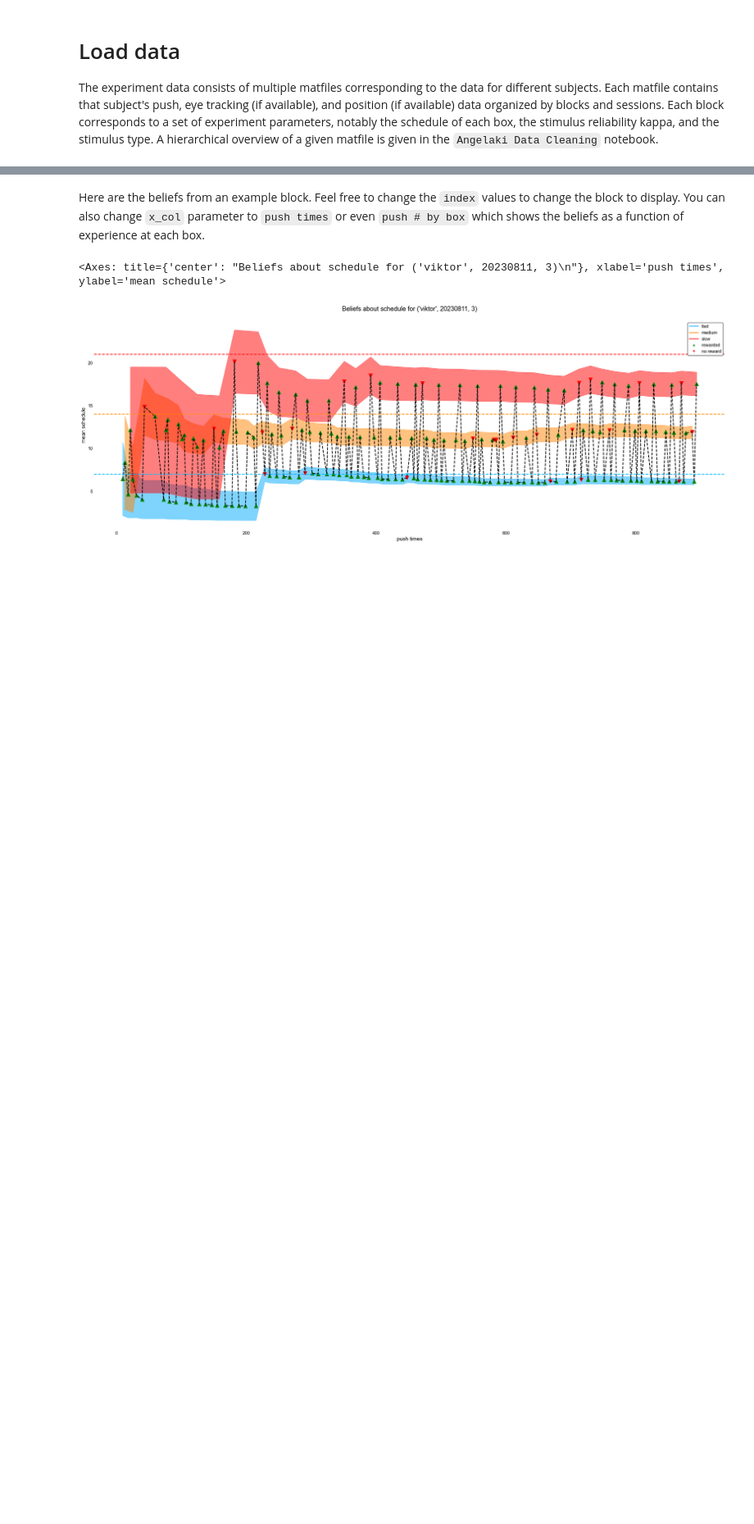
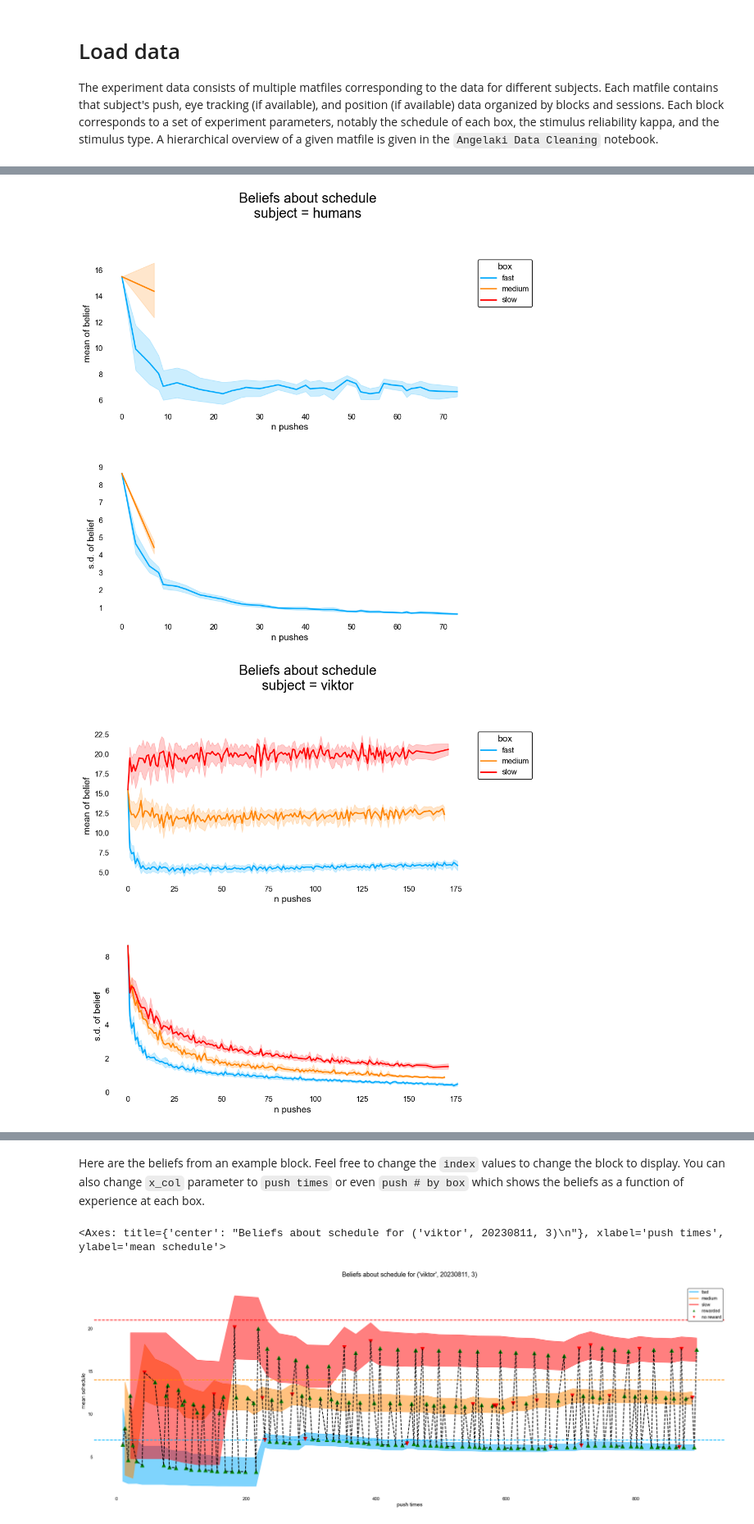
Before and after one commit to XaqLab/Foraging, a Jupyter notebook: notebooks/Learning As Inference.ipynb, the cells around one changed output, grey strips where cells are left out. Shown at 82% size. Cells and saved outputs as stored; diff of their text form; code cells hidden in the pictures; blank space fills up the shorter version.

```diff
--- a/notebooks/Belief Analysis (No Color).ipynb
+++ b/notebooks/Learning As Inference.ipynb
@@ -128,0 +105,7 @@ Get the mean and standard deviation of the posteriors of the mean schedules for
+# %%
+from foraging.plotting.beliefs import plot_schedule_beliefs_mean_and_std_across_blocks
+
+plot_schedule_beliefs_mean_and_std_across_blocks(df, schedule_beliefs, x = 'n pushes', min_obs = 20);
+# %% [output]
+[figure, added]
+[figure, added]
```
Also changed, not shown: parts of 24 cells of this notebook, 12 other files.
